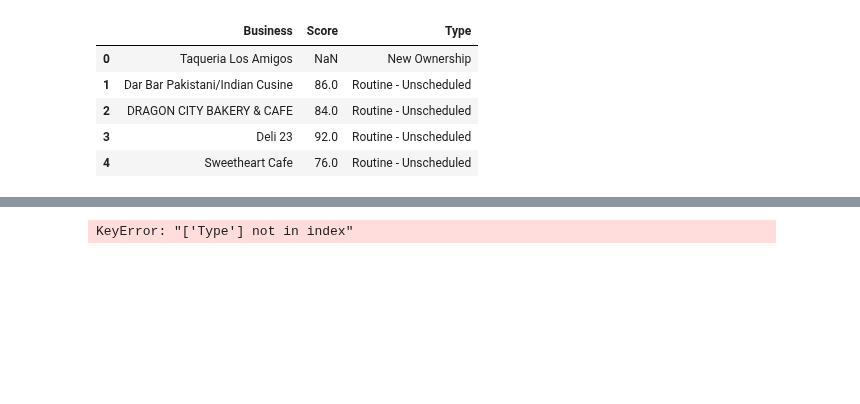
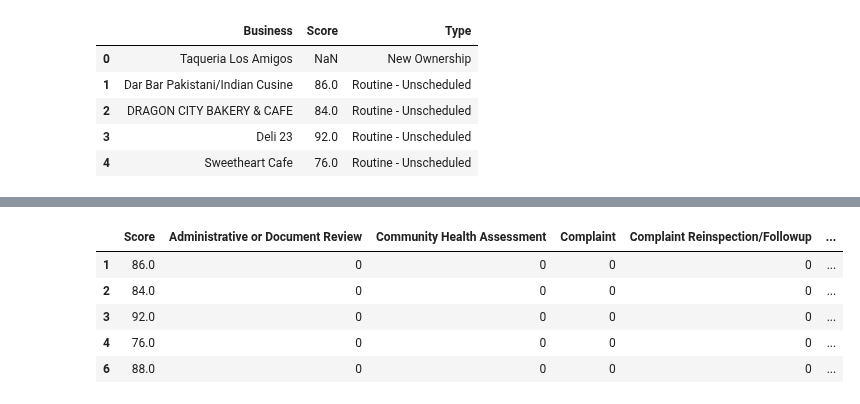
Before and after one commit to colarusso/codingthelaw, a Jupyter notebook: Fall_2017/work/edumore/p3/code_sample_1.ipynb, the cells around one changed output, grey strips where cells are left out. Cells and saved outputs as stored; diff of their text form; code cells hidden in the pictures; blank space fills up the shorter version.

```diff
--- a/Fall_2017/work/edumore/p3/code_sample_1.ipynb
+++ b/Fall_2017/work/edumore/p3/code_sample_1.ipynb
@@ -199,13 +205,28 @@ raw_data_df.head()
 # %%
 # Training the model to make a linear regression where the target, Score, is numeric
 score_lin_df = raw_data_df[[
                                'Score',
                                'Administrative or Document Review',
                                'Community Health Assessment',
                                'Complaint',
-
-                               ]].copy()
+                               'Complaint Reinspection/Followup',
+                               'Foodborne Illness Investigation',
+                               'New Construction',
+                               'New Ownership',
+                               'New Ownership - Followup',
+                               'Non-inspection site visit',
+                               'Reinspection/Followup',
+                               'Routine - Scheduled',
+                               'Routine - Unscheduled',
+                               'Special Event',
+                               'Structural Inspection'
+                                            ]].copy()
 score_lin_df.head()
 # %% [output]
-KeyError: "['Type'] not in index"
+|  | Score | Administrative or Document Review | Community Health Assessment | Complaint | Complaint Reinspection/Followup | ... |
+| 1 | 86.0 | 0 | 0 | 0 | 0 | ... |
+| 2 | 84.0 | 0 | 0 | 0 | 0 | ... |
+| 3 | 92.0 | 0 | 0 | 0 | 0 | ... |
+| 4 | 76.0 | 0 | 0 | 0 | 0 | ... |
+| 6 | 88.0 | 0 | 0 | 0 | 0 | ... |
 # %%
```
Also changed, not shown: parts of 8 cells of this notebook.
